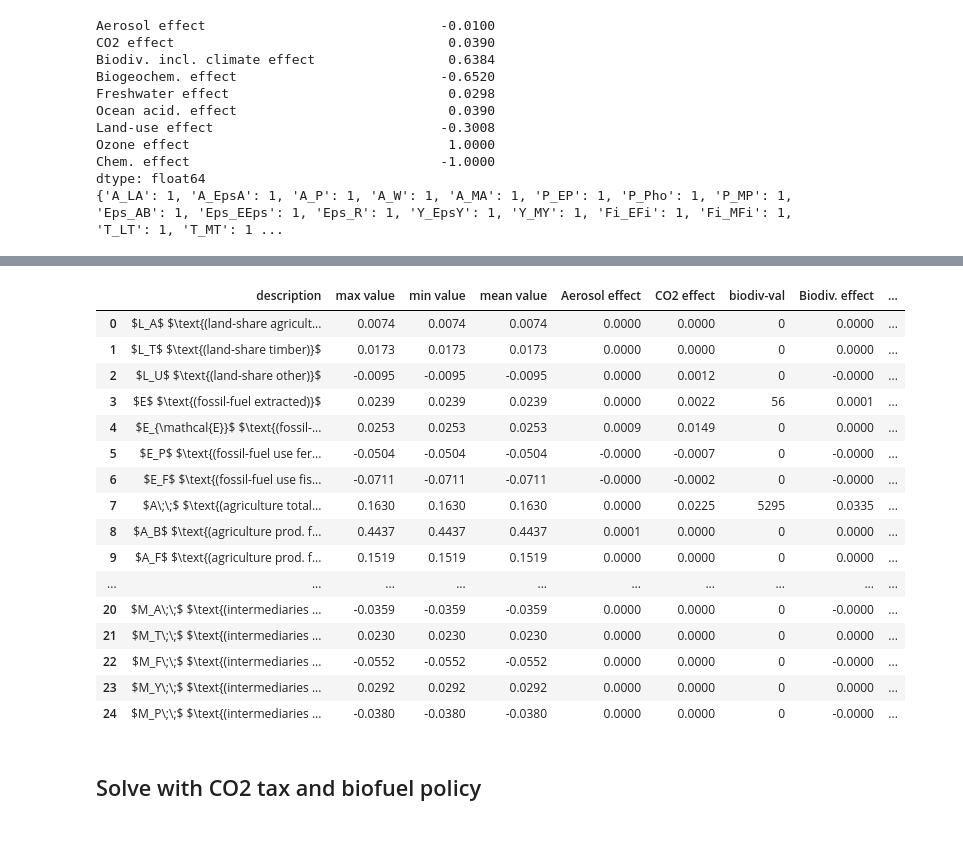
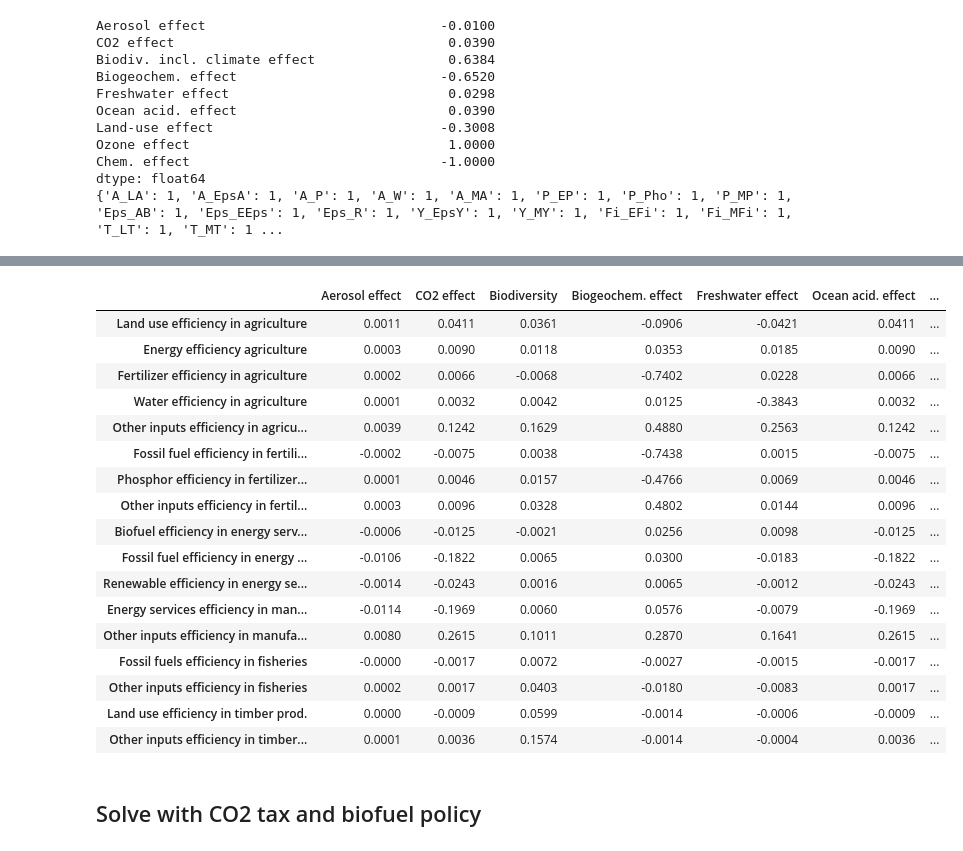
Before and after one commit to gustavengstrom/pbtech, a Jupyter notebook: PB-simulation_Nature_Communications - Final.ipynb, the cells around one changed output, grey strips where cells are left out. Cells and saved outputs as stored; diff of their text form; code cells hidden in the pictures.

```diff
--- a/PB-simulation_Nature_Communications - Final.ipynb
+++ b/PB-simulation_Nature_Communications - Final.ipynb
@@ -332,23 +332,24 @@ dfs
-# %%
-dfc
-# %% [output]
-|  | description | max value | min value | mean value | Aerosol effect | CO2 effect | biodiv-val | Biodiv. effect | ... |
-| 0 | $L_A$ $\text{(land-share agricult... | 0.0074 | 0.0074 | 0.0074 | 0.0000 | 0.0000 | 0 | 0.0000 | ... |
-| 1 | $L_T$ $\text{(land-share timber)}$ | 0.0173 | 0.0173 | 0.0173 | 0.0000 | 0.0000 | 0 | 0.0000 | ... |
-| 2 | $L_U$ $\text{(land-share other)}$ | -0.0095 | -0.0095 | -0.0095 | 0.0000 | 0.0012 | 0 | -0.0000 | ... |
-| 3 | $E$ $\text{(fossil-fuel extracted)}$ | 0.0239 | 0.0239 | 0.0239 | 0.0000 | 0.0022 | 56 | 0.0001 | ... |
-| 4 | $E_{\mathcal{E}}$ $\text{(fossil-... | 0.0253 | 0.0253 | 0.0253 | 0.0009 | 0.0149 | 0 | 0.0000 | ... |
-| 5 | $E_P$ $\text{(fossil-fuel use fer... | -0.0504 | -0.0504 | -0.0504 | -0.0000 | -0.0007 | 0 | -0.0000 | ... |
-| 6 | $E_F$ $\text{(fossil-fuel use fis... | -0.0711 | -0.0711 | -0.0711 | -0.0000 | -0.0002 | 0 | -0.0000 | ... |
-| 7 | $A\;\;$ $\text{(agriculture total... | 0.1630 | 0.1630 | 0.1630 | 0.0000 | 0.0225 | 5295 | 0.0335 | ... |
-| 8 | $A_B$ $\text{(agriculture prod. f... | 0.4437 | 0.4437 | 0.4437 | 0.0001 | 0.0000 | 0 | 0.0000 | ... |
-| 9 | $A_F$ $\text{(agriculture prod. f... | 0.1519 | 0.1519 | 0.1519 | 0.0000 | 0.0000 | 0 | 0.0000 | ... |
-| ... | ... | ... | ... | ... | ... | ... | ... | ... | ... |
-| 20 | $M_A\;\;$ $\text{(intermediaries ... | -0.0359 | -0.0359 | -0.0359 | 0.0000 | 0.0000 | 0 | -0.0000 | ... |
-| 21 | $M_T\;\;$ $\text{(intermediaries ... | 0.0230 | 0.0230 | 0.0230 | 0.0000 | 0.0000 | 0 | 0.0000 | ... |
-| 22 | $M_F\;\;$ $\text{(intermediaries ... | -0.0552 | -0.0552 | -0.0552 | 0.0000 | 0.0000 | 0 | -0.0000 | ... |
-| 23 | $M_Y\;\;$ $\text{(intermediaries ... | 0.0292 | 0.0292 | 0.0292 | 0.0000 | 0.0000 | 0 | 0.0000 | ... |
-| 24 | $M_P\;\;$ $\text{(intermediaries ... | -0.0380 | -0.0380 | -0.0380 | 0.0000 | 0.0000 | 0 | -0.0000 | ... |
+# %%
+df
+# %% [output]
+|  | Aerosol effect | CO2 effect | Biodiversity | Biogeochem. effect | Freshwater effect | Ocean acid. effect | ... |
+| Land use efficiency in agriculture | 0.0011 | 0.0411 | 0.0361 | -0.0906 | -0.0421 | 0.0411 | ... |
+| Energy efficiency agriculture | 0.0003 | 0.0090 | 0.0118 | 0.0353 | 0.0185 | 0.0090 | ... |
+| Fertilizer efficiency in agriculture | 0.0002 | 0.0066 | -0.0068 | -0.7402 | 0.0228 | 0.0066 | ... |
+| Water efficiency in agriculture | 0.0001 | 0.0032 | 0.0042 | 0.0125 | -0.3843 | 0.0032 | ... |
+| Other inputs efficiency in agricu... | 0.0039 | 0.1242 | 0.1629 | 0.4880 | 0.2563 | 0.1242 | ... |
+| Fossil fuel efficiency in fertili... | -0.0002 | -0.0075 | 0.0038 | -0.7438 | 0.0015 | -0.0075 | ... |
+| Phosphor efficiency in fertilizer... | 0.0001 | 0.0046 | 0.0157 | -0.4766 | 0.0069 | 0.0046 | ... |
+| Other inputs efficiency in fertil... | 0.0003 | 0.0096 | 0.0328 | 0.4802 | 0.0144 | 0.0096 | ... |
+| Biofuel efficiency in energy serv... | -0.0006 | -0.0125 | -0.0021 | 0.0256 | 0.0098 | -0.0125 | ... |
+| Fossil fuel efficiency in energy ... | -0.0106 | -0.1822 | 0.0065 | 0.0300 | -0.0183 | -0.1822 | ... |
+| Renewable efficiency in energy se... | -0.0014 | -0.0243 | 0.0016 | 0.0065 | -0.0012 | -0.0243 | ... |
+| Energy services efficiency in man... | -0.0114 | -0.1969 | 0.0060 | 0.0576 | -0.0079 | -0.1969 | ... |
+| Other inputs efficiency in manufa... | 0.0080 | 0.2615 | 0.1011 | 0.2870 | 0.1641 | 0.2615 | ... |
+| Fossil fuels efficiency in fisheries | -0.0000 | -0.0017 | 0.0072 | -0.0027 | -0.0015 | -0.0017 | ... |
+| Other inputs efficiency in fisheries | 0.0002 | 0.0017 | 0.0403 | -0.0180 | -0.0083 | 0.0017 | ... |
+| Land use efficiency in timber prod. | 0.0000 | -0.0009 | 0.0599 | -0.0014 | -0.0006 | -0.0009 | ... |
+| Other inputs efficiency in timber... | 0.0001 | 0.0036 | 0.1574 | -0.0014 | -0.0004 | 0.0036 | ... |
 # %% [markdown]
 ## Solve with CO2 tax and biofuel policy
 # %%
```
Also changed, not shown: parts of 2 cells of this notebook, 6 other files.
